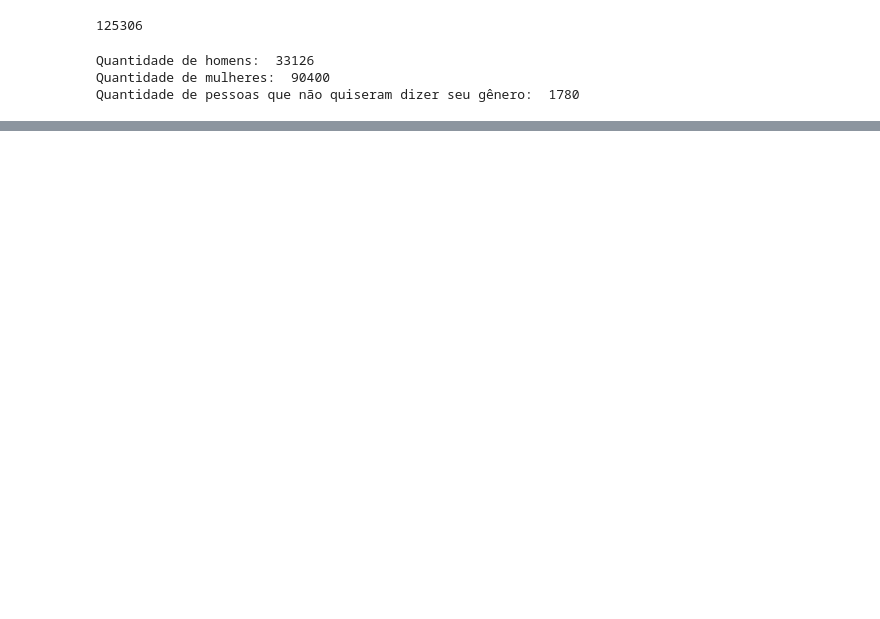
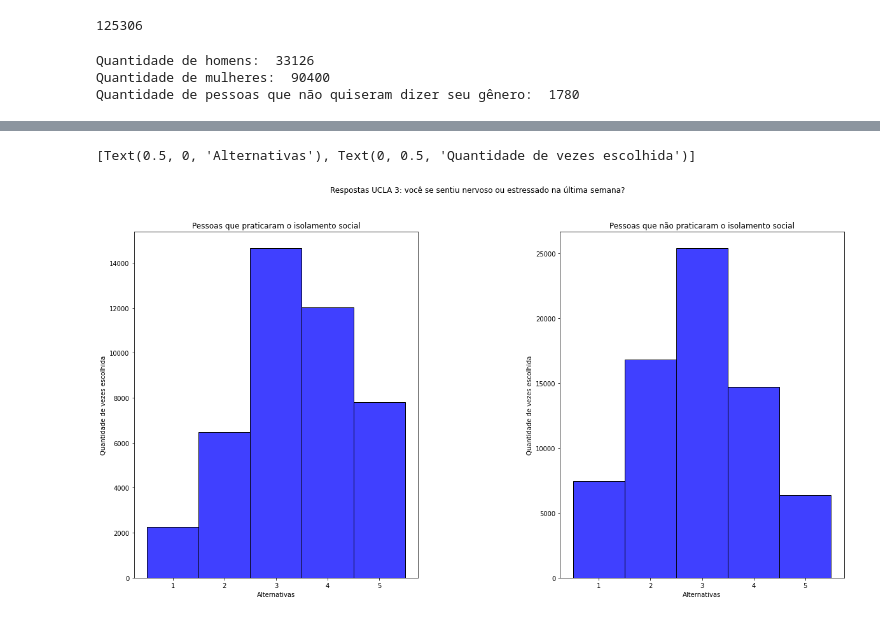
Before and after one commit to toterafa/pythonsp4, a Jupyter notebook: Untitled.ipynb, the cells around one changed output, grey strips where cells are left out. Cells and saved outputs as stored; diff of their text form; code cells hidden in the pictures; blank space fills up the shorter version.

```diff
--- a/Untitled.ipynb
+++ b/Untitled.ipynb
@@ -45,0 +103,41 @@ Quantidade de pessoas que não quiseram dizer seu gênero:  1780
+# %%
+pessoas_isoladas = []
+pessoas_n_isoladas = []
+
+#pss ucla 3 = você se sentiu nervoso ou estressado na última semana?
+for i in range(len(dados)):
+    if(dados['IsolamentoSocial'][i] == "Isolated" or dados['IsolamentoSocial'][i] == "Isolated in medical facility of similar location"):
+        pessoas_isoladas.append(dados['PSS10_UCLA_3'][i])
+    elif(dados['IsolamentoSocial'][i] == "Life carries on with minor changes" or dados['IsolamentoSocial'][i] == "Life carries on as usual"):
+        pessoas_n_isoladas.append(dados['PSS10_UCLA_3'][i])
+
+fig, axes = plt.subplots(1, 2, figsize=(20, 10))
+fig.suptitle('Respostas UCLA 3: você se sentiu nervoso ou estressado na última semana?')
+
+sns.histplot(ax=axes[0],
+            #data=ucla_um_masculino,
+            data=pessoas_isoladas,
+            bins=10,
+            color = 'blue',
+            discrete=(True, False)
+            )
+
+sns.histplot(ax=axes[1],
+            #data=ucla_um_feminino,
+            data=pessoas_n_isoladas,
+            color = 'blue',
+            bins=30,
+            discrete=(True, False)
+            )
+
+
+plt.subplots_adjust(wspace = 0.5, hspace=0.3)
+
+axes[0].set_title("Pessoas que praticaram o isolamento social")
+axes[0].set(xlabel='Alternativas', ylabel='Quantidade de vezes escolhida')
+
+axes[1].set_title("Pessoas que não praticaram o isolamento social")
+axes[1].set(xlabel='Alternativas', ylabel='Quantidade de vezes escolhida')
+# %% [output]
+[Text(0.5, 0, 'Alternativas'), Text(0, 0.5, 'Quantidade de vezes escolhida')]
+[figure, added]
```
Also changed, not shown: parts of 21 cells of this notebook.
